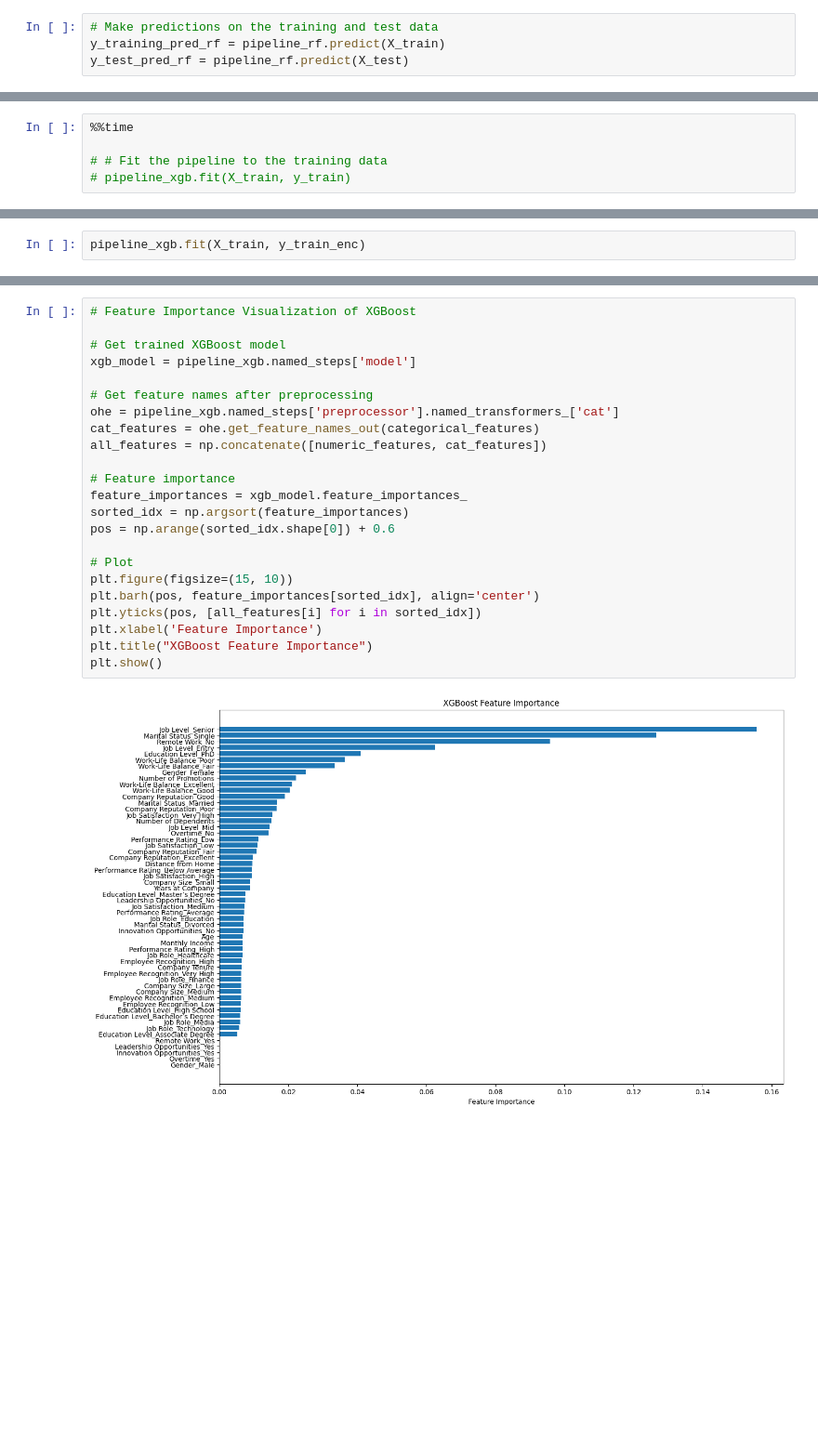
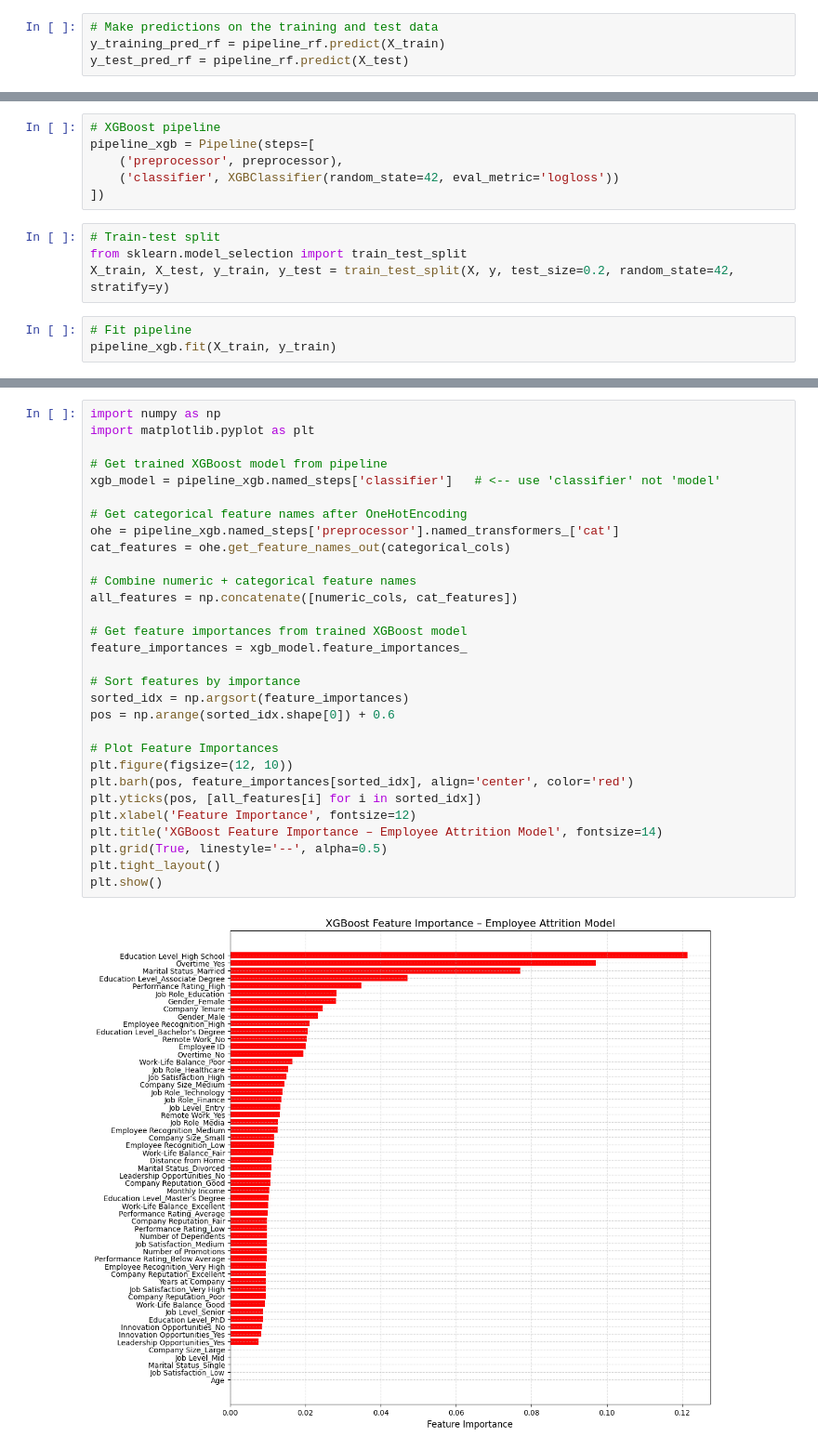
Before and after one commit to bhattijasjeet/Datascience_ai, a Jupyter notebook: Employee_attrition.ipynb, the cells around one changed output, grey strips where cells are left out. Shown at 93% size. Cells and saved outputs as stored; diff of their text form; blank space fills up the shorter version.

```diff
--- a/Employee_attrition.ipynb
+++ b/Employee_attrition.ipynb
@@ -677,6 +831,14 @@ Classes: ['Left' 'Stayed']
+# %%
+# XGBoost pipeline
+pipeline_xgb = Pipeline(steps=[
+    ('preprocessor', preprocessor),
+    ('classifier', XGBClassifier(random_state=42, eval_metric='logloss'))
+])
+# %%
+# Train-test split
+from sklearn.model_selection import train_test_split
+X_train, X_test, y_train, y_test = train_test_split(X, y, test_size=0.2, random_state=42, stratify=y)
 # %%
-%%time
-
-# # Fit the pipeline to the training data
-# pipeline_xgb.fit(X_train, y_train)
+# Fit pipeline
+pipeline_xgb.fit(X_train, y_train)
 # %% [output]
@@ -696,2 +861,0 @@ y_test_enc  = le.transform(y_test)
-# %%
-pipeline_xgb.fit(X_train, y_train_enc)
@@ -783,28 +958,35 @@ Model Accuracy over Baseline XGB: 21.23%
 # %%
-# Feature Importance Visualization of XGBoost
+import numpy as np
+import matplotlib.pyplot as plt
 
-# Get trained XGBoost model
-xgb_model = pipeline_xgb.named_steps['model']
+# Get trained XGBoost model from pipeline
+xgb_model = pipeline_xgb.named_steps['classifier']   # <-- use 'classifier' not 'model'
 
-# Get feature names after preprocessing
+# Get categorical feature names after OneHotEncoding
 ohe = pipeline_xgb.named_steps['preprocessor'].named_transformers_['cat']
-cat_features = ohe.get_feature_names_out(categorical_features)
-all_features = np.concatenate([numeric_features, cat_features])
+cat_features = ohe.get_feature_names_out(categorical_cols)
 
-# Feature importance
+# Combine numeric + categorical feature names
+all_features = np.concatenate([numeric_cols, cat_features])
+
+# Get feature importances from trained XGBoost model
 feature_importances = xgb_model.feature_importances_
+
+# Sort features by importance
 sorted_idx = np.argsort(feature_importances)
 pos = np.arange(sorted_idx.shape[0]) + 0.6
 
-# Plot
-plt.figure(figsize=(15, 10))
-plt.barh(pos, feature_importances[sorted_idx], align='center')
+# Plot Feature Importances
+plt.figure(figsize=(12, 10))
+plt.barh(pos, feature_importances[sorted_idx], align='center', color='red')
 plt.yticks(pos, [all_features[i] for i in sorted_idx])
-plt.xlabel('Feature Importance')
-plt.title("XGBoost Feature Importance")
+plt.xlabel('Feature Importance', fontsize=12)
+plt.title('XGBoost Feature Importance – Employee Attrition Model', fontsize=14)
+plt.grid(True, linestyle='--', alpha=0.5)
+plt.tight_layout()
 plt.show()
 # %% [output]
-[figure, old version]
+[figure, new version]
 # %%
 
 # Comparison Table
```
Also changed, not shown: parts of 42 cells of this notebook.
